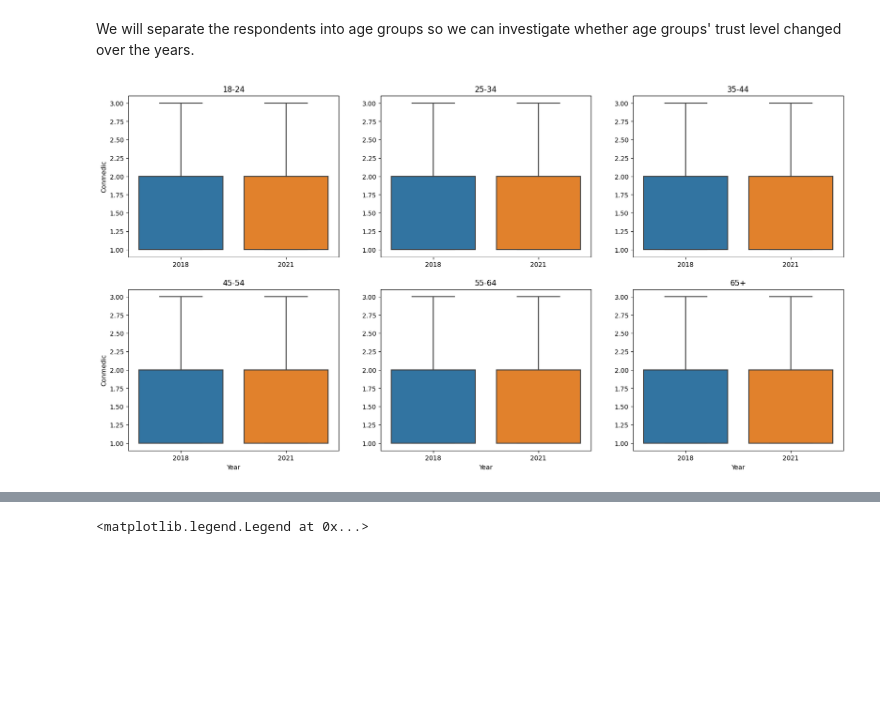
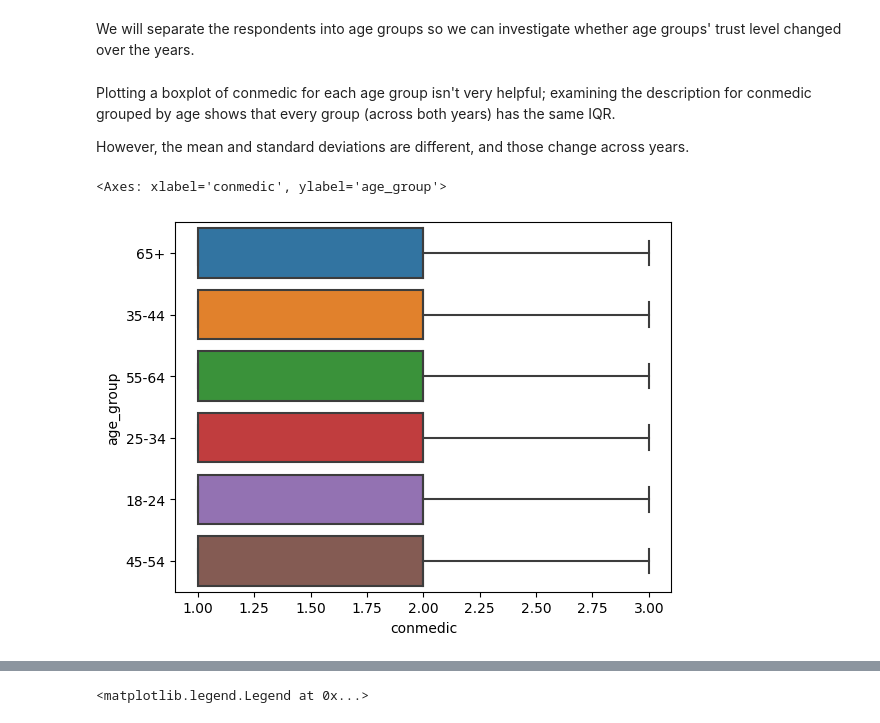
Before and after one commit to jacqueline-chao/project-1, a Jupyter notebook: src/data_viz.ipynb, the cells around one changed output, grey strips where cells are left out. Cells and saved outputs as stored; diff of their text form; code cells hidden in the pictures; blank space fills up the shorter version.

Commit message:
Examined boxplots, graphed means

```diff
--- a/src/data_viz.ipynb
+++ b/src/data_viz.ipynb
@@ -339,24 +339,12 @@ def calculate_age_group(original_value):
   return "65+"
 
 df['age_group'] = df['age'].apply(calculate_age_group)
-# %%
-# age_groups = ['18-24', '25-34', '35-44', '45-54', '55-64', '65+']
-age_groups = sorted(df.age_group.dropna().unique())
-fig, axs = plt.subplots(nrows = 2, ncols = 3, figsize = (20, 10))
-
-for i, group in enumerate(age_groups):
-    row = i//3
-    col = i%3
-
-    plot = sns.boxplot(data=df[df['age_group']==group], x='year', y='conmedic', ax = axs[row][col])
-
-    axs[row][col].set_xlabel("")
-    axs[row][col].set_ylabel("")
-    axs[row][col].set_title(f"{group}")
-
-    if row==1:
-        axs[row][col].set_xlabel("Year")
-    if col==0:
-        axs[row][col].set_ylabel("Conmedic")
-# %% [output]
-[figure, removed]
+# %% [markdown]
+Plotting a boxplot of conmedic for each age group isn't very helpful; examining the description for conmedic grouped by age shows that every group (across both years) has the same IQR.
+
+However, the mean and standard deviations are different, and those change across years.
+# %%
+sns.boxplot(data=df, x='conmedic', y='age_group')
+# %% [output]
+<Axes: xlabel='conmedic', ylabel='age_group'>
+[figure, added]
```
Also changed, not shown: parts of 10 cells of this notebook.
